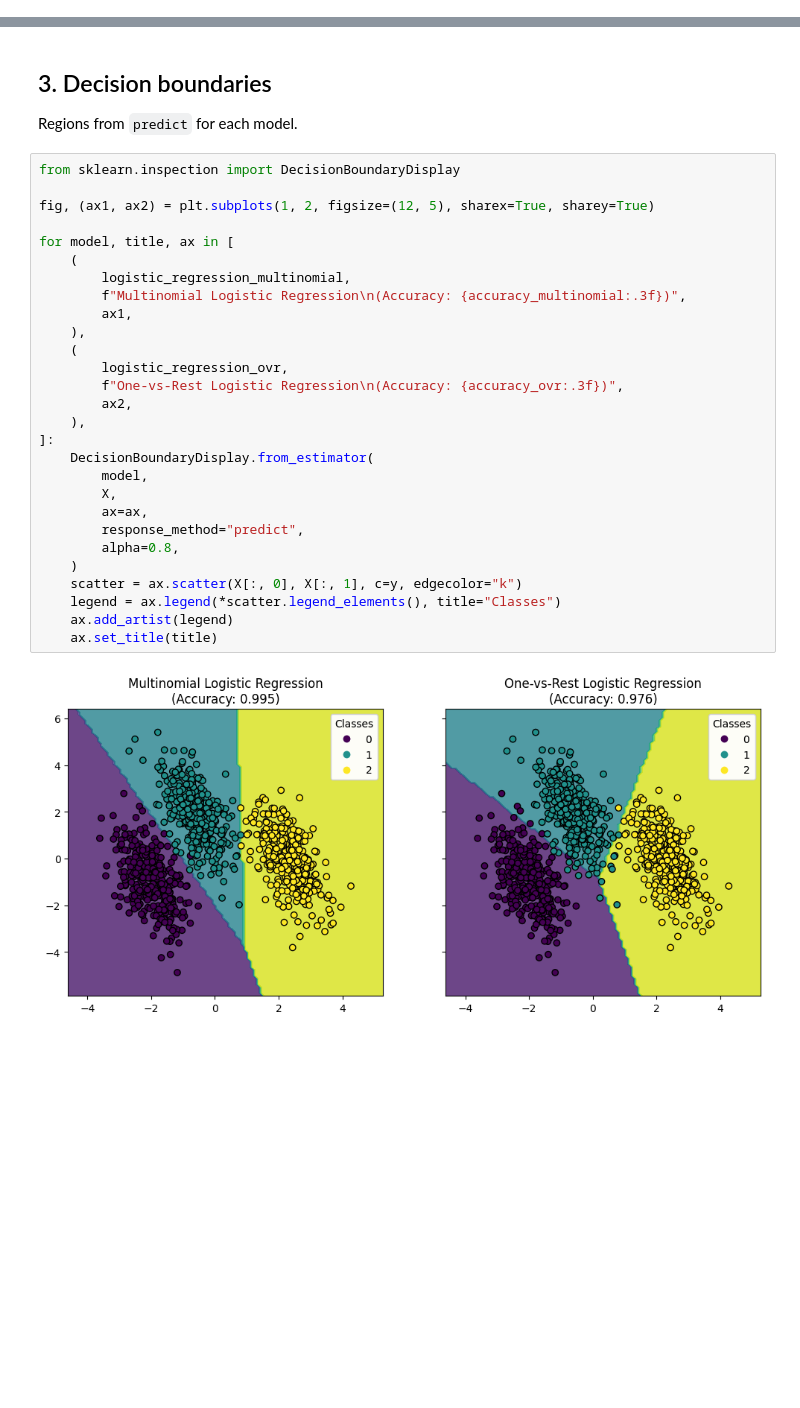
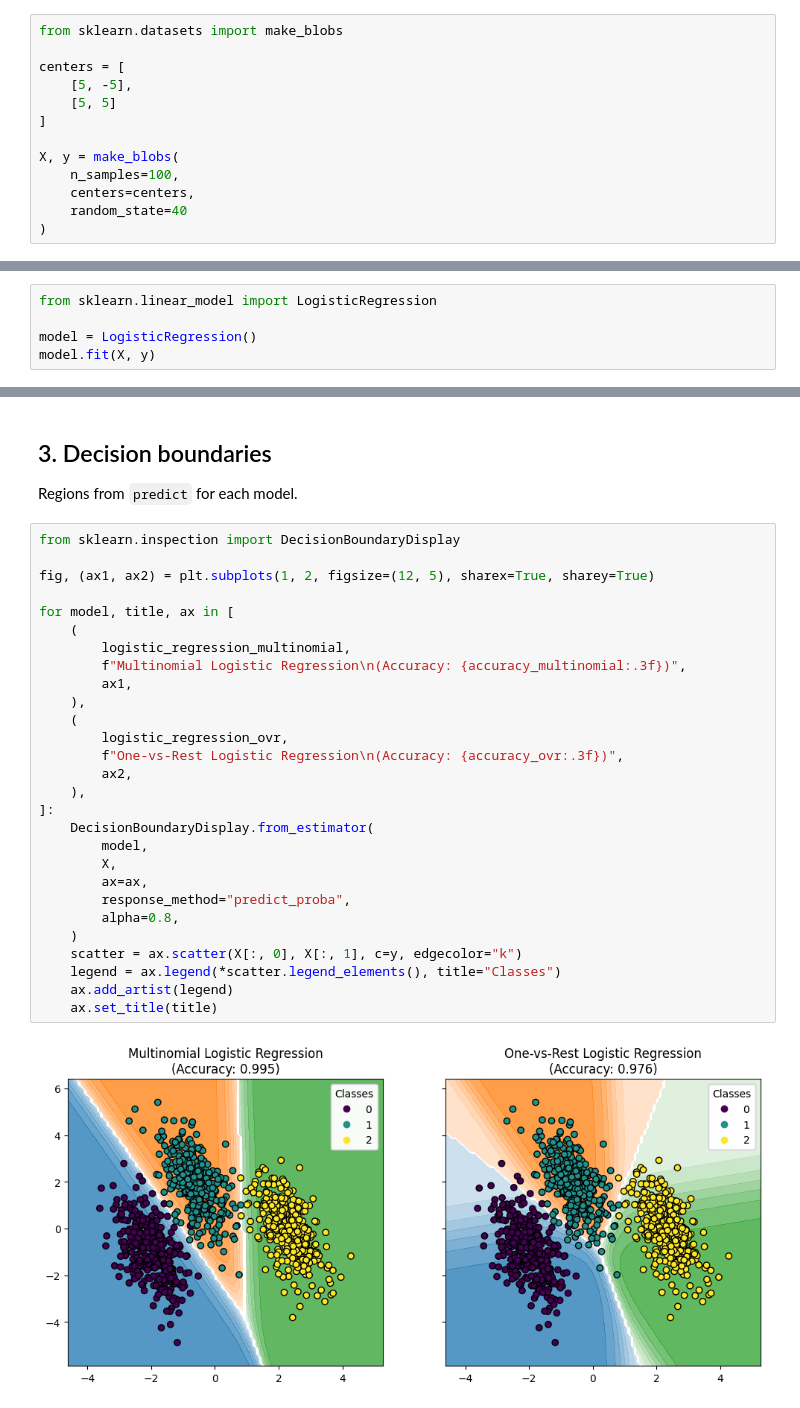
Before and after one commit to HassanAlgoz/machine-learning-python, a Jupyter notebook: content/modules/M1/04_class/01_logistic_regression.ipynb, the cells around one changed output, grey strips where cells are left out. Drawn from its saved outputs; the diff is of its cells as text; blank space fills up the shorter version.

```diff
--- a/content/modules/M1/04_class/01_logistic_regression.ipynb
+++ b/content/modules/M1/04_class/01_logistic_regression.ipynb
@@ -7,0 +20,13 @@ dir: ltr
+# %%
+from sklearn.datasets import make_blobs
+
+centers = [
+    [5, -5],
+    [5, 5]
+]
+
+X, y = make_blobs(
+    n_samples=100,
+    centers=centers,
+    random_state=40
+)
@@ -24,0 +72,5 @@ Changing the parameters has the following effect:
+# %%
+from sklearn.linear_model import LogisticRegression
+
+model = LogisticRegression()
+model.fit(X, y)
@@ -178,30 +328,30 @@ Regions from `predict` for each model.
 # %%
 from sklearn.inspection import DecisionBoundaryDisplay
 
 fig, (ax1, ax2) = plt.subplots(1, 2, figsize=(12, 5), sharex=True, sharey=True)
 
 for model, title, ax in [
     (
         logistic_regression_multinomial,
         f"Multinomial Logistic Regression\n(Accuracy: {accuracy_multinomial:.3f})",
         ax1,
     ),
     (
         logistic_regression_ovr,
         f"One-vs-Rest Logistic Regression\n(Accuracy: {accuracy_ovr:.3f})",
         ax2,
     ),
 ]:
     DecisionBoundaryDisplay.from_estimator(
         model,
         X,
         ax=ax,
-        response_method="predict",
+        response_method="predict_proba",
         alpha=0.8,
     )
     scatter = ax.scatter(X[:, 0], X[:, 1], c=y, edgecolor="k")
     legend = ax.legend(*scatter.legend_elements(), title="Classes")
     ax.add_artist(legend)
     ax.set_title(title)
 # %% [output]
-[figure, old version]
+[figure, new version]
```
Also changed, not shown: parts of 32 cells of this notebook.
